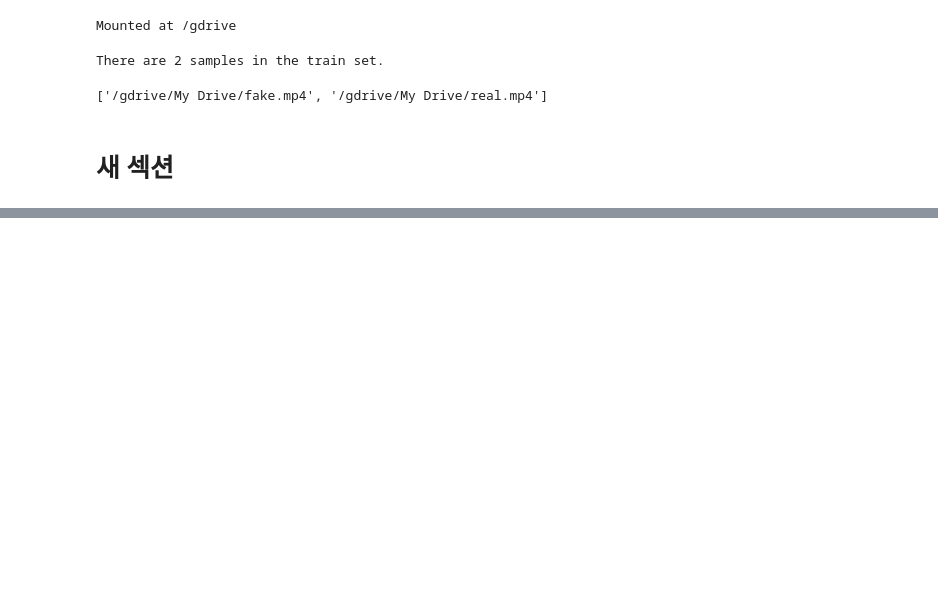
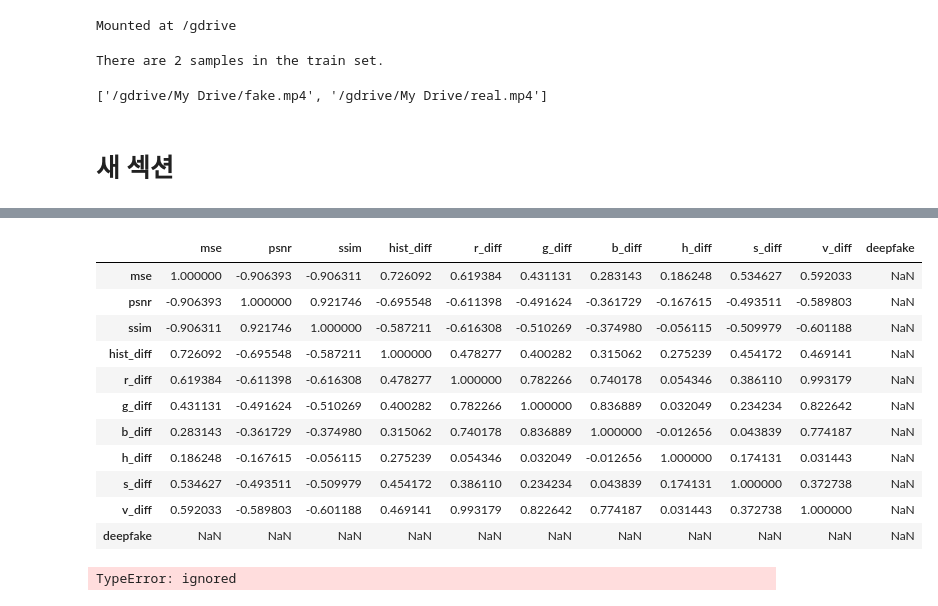
Before and after one commit to GipalLee/Deepfake_detection, a Jupyter notebook: deepfake_1_1_3.ipynb, the cells around one changed output, grey strips where cells are left out. Drawn from its saved outputs; the diff is of its cells as text; code cells hidden in the pictures; blank space fills up the shorter version.

```diff
--- a/deepfake_1_1_3.ipynb
+++ b/deepfake_1_1_3.ipynb
@@ -180,0 +423,15 @@ AttributeError: ignored
+# %%
+REAL.corr()
+# %% [output]
+|  | mse | psnr | ssim | hist_diff | r_diff | g_diff | b_diff | h_diff | s_diff | v_diff | deepfake |
+| mse | 1.000000 | -0.906393 | -0.906311 | 0.726092 | 0.619384 | 0.431131 | 0.283143 | 0.186248 | 0.534627 | 0.592033 | NaN |
+| psnr | -0.906393 | 1.000000 | 0.921746 | -0.695548 | -0.611398 | -0.491624 | -0.361729 | -0.167615 | -0.493511 | -0.589803 | NaN |
+| ssim | -0.906311 | 0.921746 | 1.000000 | -0.587211 | -0.616308 | -0.510269 | -0.374980 | -0.056115 | -0.509979 | -0.601188 | NaN |
+| hist_diff | 0.726092 | -0.695548 | -0.587211 | 1.000000 | 0.478277 | 0.400282 | 0.315062 | 0.275239 | 0.454172 | 0.469141 | NaN |
+| r_diff | 0.619384 | -0.611398 | -0.616308 | 0.478277 | 1.000000 | 0.782266 | 0.740178 | 0.054346 | 0.386110 | 0.993179 | NaN |
+| g_diff | 0.431131 | -0.491624 | -0.510269 | 0.400282 | 0.782266 | 1.000000 | 0.836889 | 0.032049 | 0.234234 | 0.822642 | NaN |
+| b_diff | 0.283143 | -0.361729 | -0.374980 | 0.315062 | 0.740178 | 0.836889 | 1.000000 | -0.012656 | 0.043839 | 0.774187 | NaN |
+| h_diff | 0.186248 | -0.167615 | -0.056115 | 0.275239 | 0.054346 | 0.032049 | -0.012656 | 1.000000 | 0.174131 | 0.031443 | NaN |
+| s_diff | 0.534627 | -0.493511 | -0.509979 | 0.454172 | 0.386110 | 0.234234 | 0.043839 | 0.174131 | 1.000000 | 0.372738 | NaN |
+| v_diff | 0.592033 | -0.589803 | -0.601188 | 0.469141 | 0.993179 | 0.822642 | 0.774187 | 0.031443 | 0.372738 | 1.000000 | NaN |
+| deepfake | NaN | NaN | NaN | NaN | NaN | NaN | NaN | NaN | NaN | NaN | NaN |
@@ -180,0 +448,5 @@ AttributeError: ignored
+# %%
+im = cv2.imread('/gdrive/MyDrive/fake.mp4image_0.jpg')
+auto_canny(im[0][0][0])
+# %% [output]
+TypeError: ignored
```
Also changed, not shown: parts of 23 cells of this notebook.
